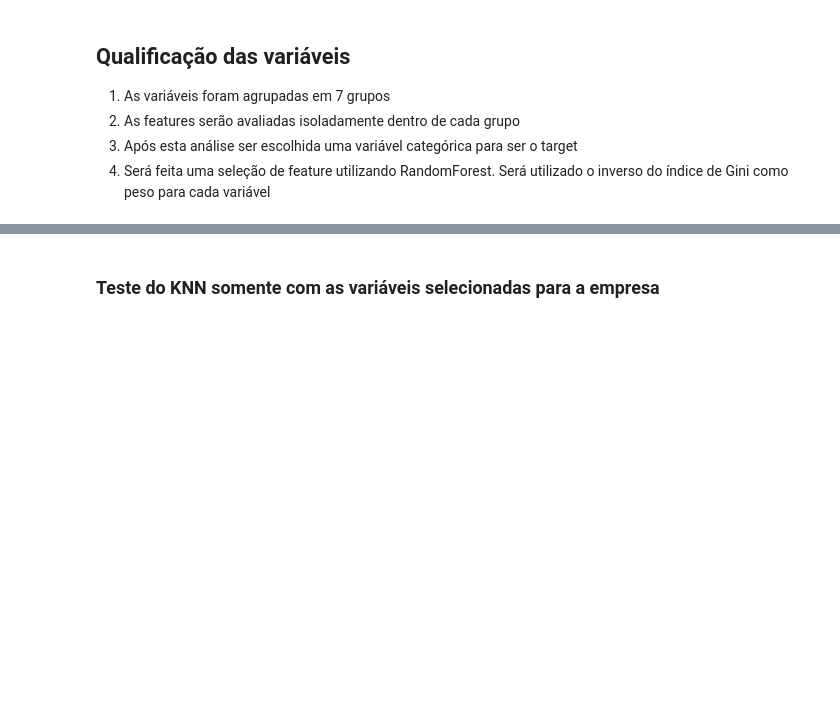
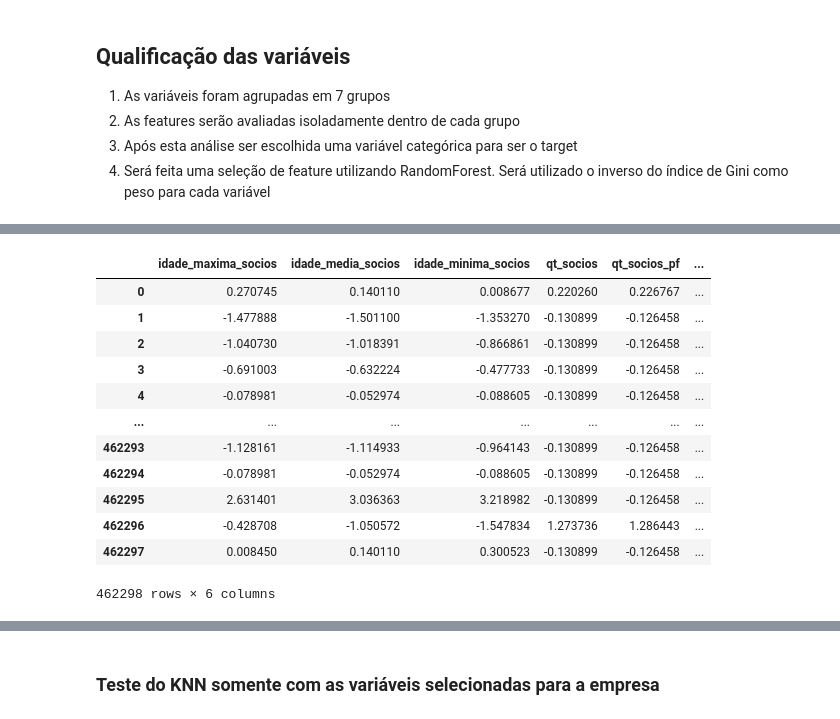
Before and after one commit to tiagofer/leads_match_system, a Jupyter notebook: notebooks/ml_modelo_classificacao.ipynb, the cells around one changed output, grey strips where cells are left out. Cells and saved outputs as stored; diff of their text form; code cells hidden in the pictures; blank space fills up the shorter version.

```diff
--- a/notebooks/ml_modelo_classificacao.ipynb
+++ b/notebooks/ml_modelo_classificacao.ipynb
@@ -18,6 +22,14 @@ from sklearn.feature_selection import SelectFromModel
 # %%
 #carrega dados de mercado
 df_market = pd.read_csv('../data/estaticos_market.csv')
+# %%
+df_aux = pd.DataFrame(data={
+    'colunas':df_market.columns,
+    'missing':df_market.isna().sum(),
+    'qtd':df_market.shape[0]
+})
+df_aux['tx_miss'] = round(df_aux['missing']/df_aux['qtd'],2)
+df_market = df_market.drop(list(df_aux.query(f'tx_miss >= {0.995}').colunas),axis=1)
 # %%
 #carrega portfólio
 df_portfolio = pd.read_csv('../data/estaticos_portfolio1.csv')
@@ -252,10 +270,6 @@ info_socios = [
 'idade_maxima_socios',
 'idade_media_socios',
 'idade_minima_socios',
-'qt_alteracao_socio_180d',
-'qt_alteracao_socio_365d',
-'qt_alteracao_socio_90d',
-'qt_alteracao_socio_total',
 'qt_socios',
 'qt_socios_feminino',
 'qt_socios_masculino',
@@ -316,0 +386,2 @@ ValueError: Shape of passed values is (462298, 36), indices imply (462298, 37)
+# %%
+df_socios = preprocessing(df_market,info_socios,'median')
@@ -316,0 +406,16 @@ ValueError: Shape of passed values is (462298, 36), indices imply (462298, 37)
+# %%
+df_socios
+# %% [output]
+|  | idade_maxima_socios | idade_media_socios | idade_minima_socios | qt_socios | qt_socios_pf | ... |
+| 0 | 0.270745 | 0.140110 | 0.008677 | 0.220260 | 0.226767 | ... |
+| 1 | -1.477888 | -1.501100 | -1.353270 | -0.130899 | -0.126458 | ... |
+| 2 | -1.040730 | -1.018391 | -0.866861 | -0.130899 | -0.126458 | ... |
+| 3 | -0.691003 | -0.632224 | -0.477733 | -0.130899 | -0.126458 | ... |
+| 4 | -0.078981 | -0.052974 | -0.088605 | -0.130899 | -0.126458 | ... |
+| ... | ... | ... | ... | ... | ... | ... |
+| 462293 | -1.128161 | -1.114933 | -0.964143 | -0.130899 | -0.126458 | ... |
+| 462294 | -0.078981 | -0.052974 | -0.088605 | -0.130899 | -0.126458 | ... |
+| 462295 | 2.631401 | 3.036363 | 3.218982 | -0.130899 | -0.126458 | ... |
+| 462296 | -0.428708 | -1.050572 | -1.547834 | 1.273736 | 1.286443 | ... |
+| 462297 | 0.008450 | 0.140110 | 0.300523 | -0.130899 | -0.126458 | ... |
+462298 rows × 6 columns
```
Also changed, not shown: parts of 33 cells of this notebook.
